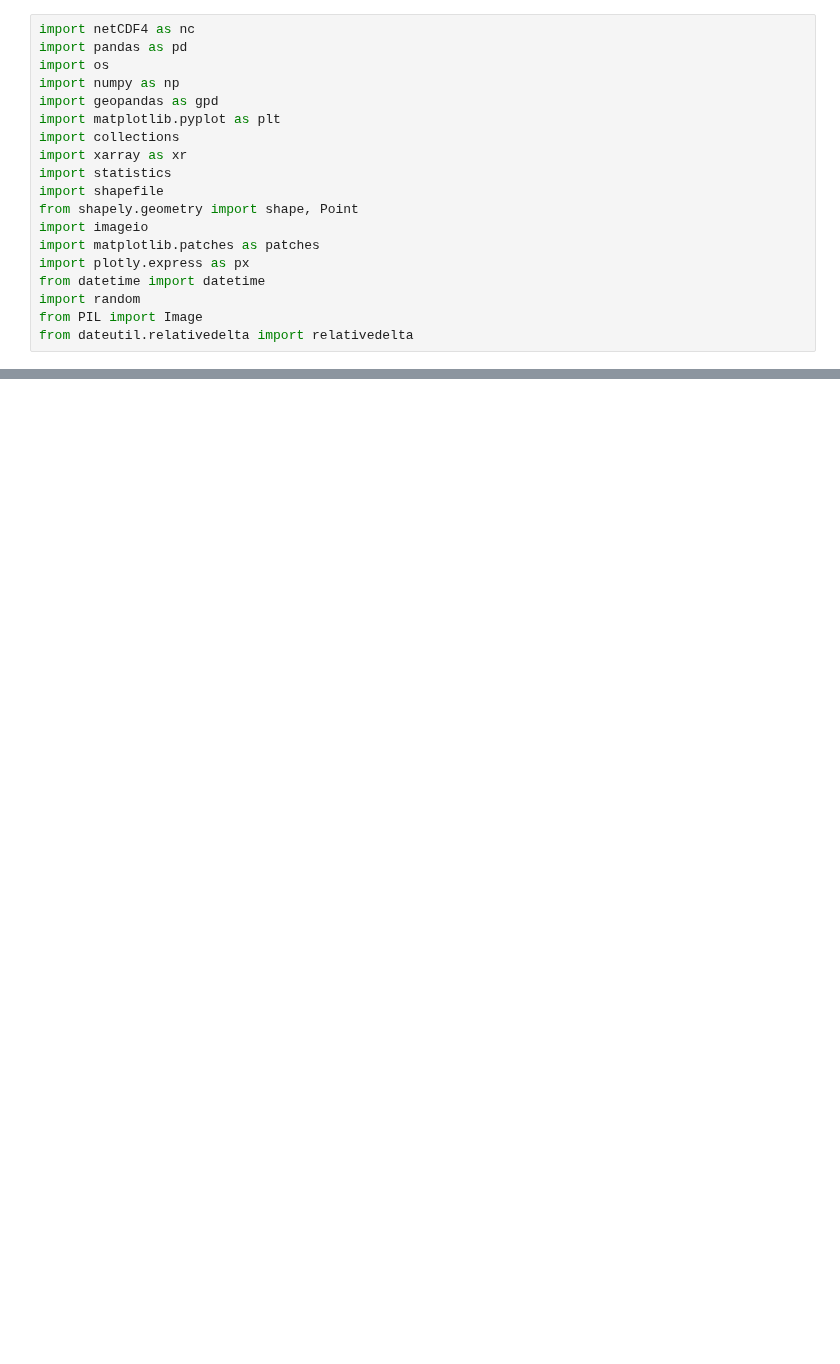
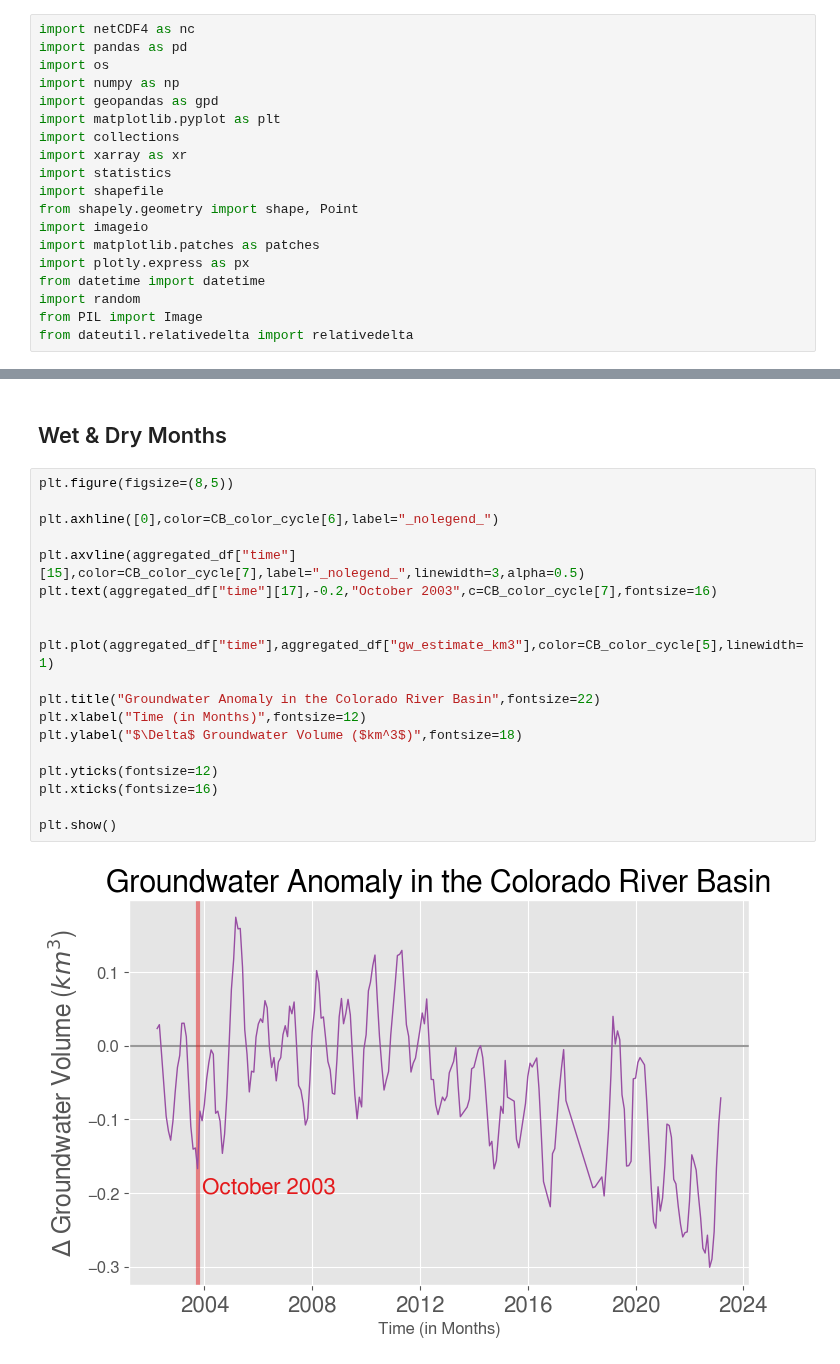
Before and after one commit to uwescience/DSSG2023-Groundwater, a Jupyter notebook: scripts/analysis/visualizations.ipynb, the cells around one changed output, grey strips where cells are left out. Cells and saved outputs as stored; diff of their text form; blank space fills up the shorter version.

```diff
--- a/scripts/analysis/visualizations.ipynb
+++ b/scripts/analysis/visualizations.ipynb
@@ -32,0 +163,23 @@ Exception: File `'/home/maiampow/code/git/DSSG2023-Groundwater/notebooks-and-mar
+# %% [markdown]
+## Wet & Dry Months
+# %%
+plt.figure(figsize=(8,5))
+
+plt.axhline([0],color=CB_color_cycle[6],label="_nolegend_")
+
+plt.axvline(aggregated_df["time"][15],color=CB_color_cycle[7],label="_nolegend_",linewidth=3,alpha=0.5)
+plt.text(aggregated_df["time"][17],-0.2,"October 2003",c=CB_color_cycle[7],fontsize=16)
+
+
+plt.plot(aggregated_df["time"],aggregated_df["gw_estimate_km3"],color=CB_color_cycle[5],linewidth=1)
+
+plt.title("Groundwater Anomaly in the Colorado River Basin",fontsize=22)
+plt.xlabel("Time (in Months)",fontsize=12)
+plt.ylabel("$\Delta$ Groundwater Volume ($km^3$)",fontsize=18)
+
+plt.yticks(fontsize=12)
+plt.xticks(fontsize=16)
+
+plt.show()
+# %% [output]
+[figure, added]
```
Also changed, not shown: parts of 27 cells of this notebook.
